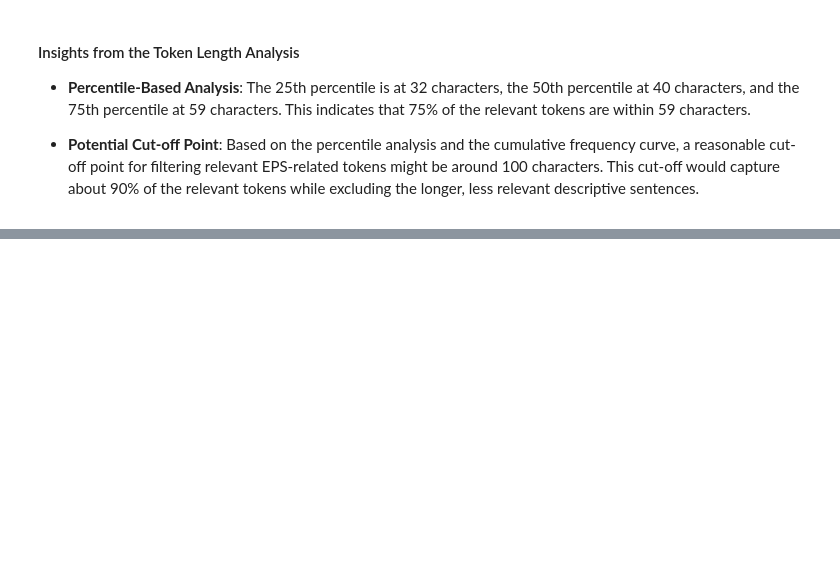
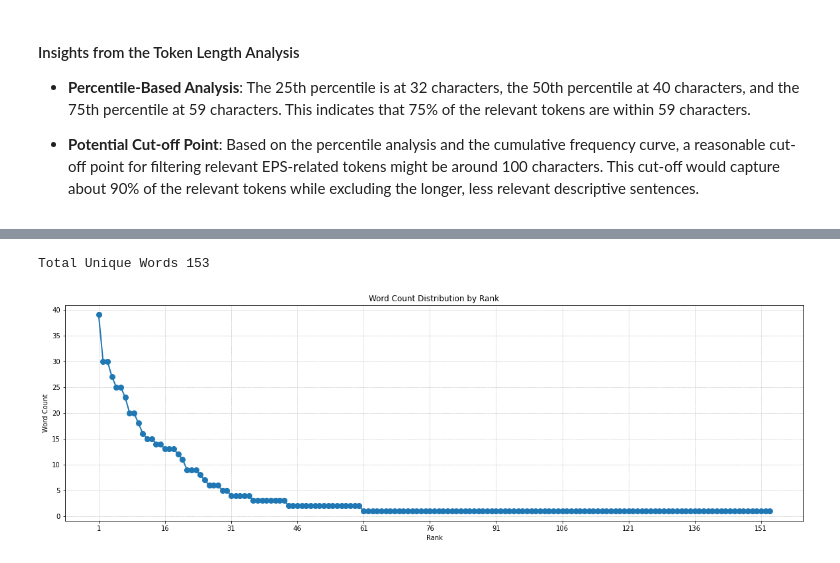
Before and after one commit to BBHarbinger/EPS_Paser, a Jupyter notebook: main.ipynb, the cells around one changed output, grey strips where cells are left out. Saved outputs shown, nothing was run; the diff lists cells and outputs as text; code cells hidden in the pictures; blank space fills up the shorter version.

```diff
--- a/main.ipynb
+++ b/main.ipynb
@@ -452,0 +420,54 @@ LookupError:
+# %%
+from collections import Counter
+import re
+from nltk.corpus import stopwords
+
+# Function to tokenize phrases into words
+def tokenize(phrase):
+    return phrase.lower().split()
+
+# Load NLTK's set of stopwords
+nltk_stopwords = set(stopwords.words('english'))
+
+# Define additional excluded words (including "per", "share", and "eps")
+excluded_words = set(["per", "share", "eps"]) | nltk_stopwords
+
+# Initialize a counter for the words
+word_count = Counter()
+
+# Process each file's phrases
+for phrases in filtered_eps_data.values():
+    unique_words_in_file = set()  # Set to collect unique words per file
+    for phrase in phrases:
+        # Clean each word in the phrase
+        cleaned_words = [re.sub(r'[^a-zA-Z]', '', word).lower() for word in phrase.split()]
+        # Filter out empty strings and excluded words (stopwords)
+        cleaned_words = [word for word in cleaned_words if word and word not in excluded_words]
+        # Update the set of unique words for the current file
+        unique_words_in_file.update(cleaned_words)
+
+    # Update the word count with the unique words from the file
+    word_count.update(unique_words_in_file)
+
+# Print the total number of unique words
+print(f"Total Unique Words {len(word_count)}")
+# %% [output]
+Total Unique Words 153
+# %%
+# Sorting the word counts in descending order
+sorted_counts = sorted(word_count.values(), reverse=True)
+
+# Plotting the histogram of word counts by rank
+plt.figure(figsize=(20, 6))
+plt.plot(range(1, len(sorted_counts) + 1), sorted_counts, marker='o', markersize=8, linestyle='-', linewidth=2)
+
+# Adding grid lines
+plt.grid(True, which="both", ls="--", linewidth=0.5)
+
+plt.title('Word Count Distribution by Rank')
+plt.xlabel('Rank')
+plt.ylabel('Word Count')
+plt.xticks(range(1, len(sorted_counts) + 1, max(1, len(sorted_counts) // 10)))  # Adjust x-ticks for clarity
+plt.show()
+# %% [output]
+[figure, added]
```
Also changed, not shown: parts of 16 cells of this notebook.
